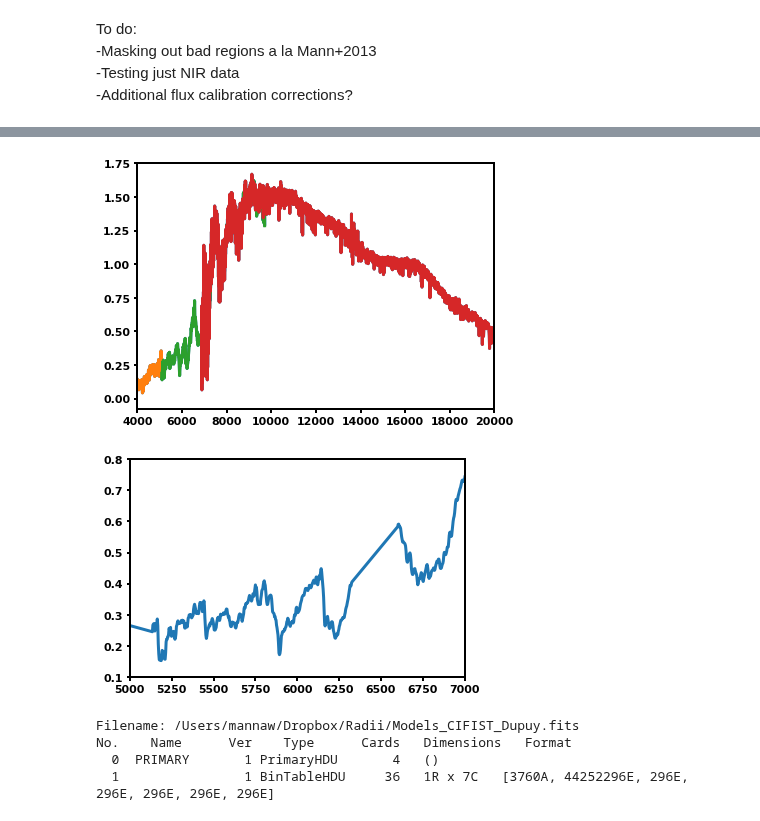
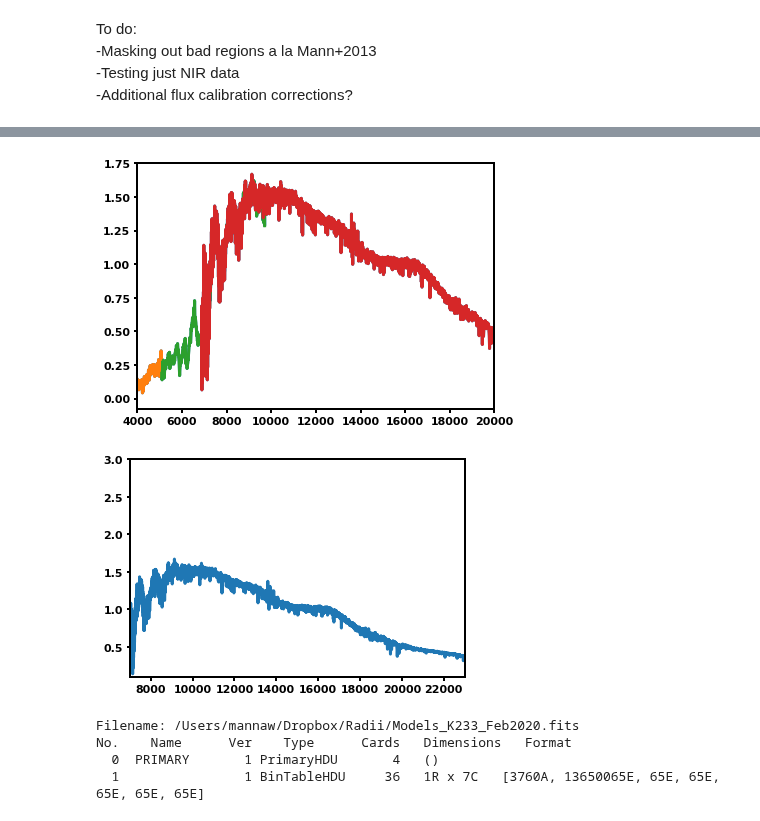
Before and after one commit to awmann/K233Spots, a Jupyter notebook: multi_spec_fit.ipynb, the cells around one changed output, grey strips where cells are left out. Saved outputs shown, nothing was run; the diff lists cells and outputs as text; code cells hidden in the pictures.

```diff
--- a/multi_spec_fit.ipynb
+++ b/multi_spec_fit.ipynb
@@ -57,8 +54,9 @@ plt.rcParams['font.weight'] = 'semibold'
 plt.rcParams['axes.titleweight']='semibold'
 plt.rcParams['axes.titlesize']=9
 # %%
-num = 2
+num = 5
 mask_optical = True
+nir_only = True
 whoami = 'mannaw'
 # %%
 ## read in data
@@ -67,57 +65,58 @@ obswav,obsspec,obserr,obstype = np.loadtxt('rawspec.txt',unpack=True,skiprows=1)
 plt.plot(obswav,obsspec)
 l1 = np.where(obstype == 1)
 plt.plot(obswav[l1],obsspec[l1])
 l2 = np.where(obstype == 2)
 plt.plot(obswav[l2],obsspec[l2])
 l3 = np.where(obstype == 3)
 plt.plot(obswav[l3],obsspec[l3])
 plt.xlim(4000,20000)
 plt.tight_layout()
 plt.show()
 
 ## this trims the bad region of the SpeX data (noisy)
 l4 = np.where((obswav > 4000) & (obswav<24000) & ((obswav > 8000)|(obstype<3)) & (obsspec > 0))
 opticalspec = obsspec[l4]
 opticalwav = obswav[l4]
 opticalerr = obserr[l4]
 l5 = np.where((obswav > 4000) & (obswav<23500) & (obsspec/obserr > 10))
 if mask_optical: ## if we want to cut the annoying region around 6300-6600
-    l5 = np.where((obswav > 4000) & (obswav<23500) & (obsspec/obserr > 15) & ((obswav > 6600)|(obswav<6330)))
-#
+    l5 = np.where((obswav > 4000) & (obswav<23500) & (obsspec/obserr > 15) & ((obswav > 6600)|(obswav<6350)) & ((obswav > 6153)|(obswav<6056)) & ((obswav > 7020)|(obswav<6915)) & ((obswav > 7580)|(obswav<7700))   )
+if nir_only:
+    l5 = np.where((obstype == 3)&(obswav<23500))
 ## uncomment this when you want to run the fit without that nasty region in the optical
 
 obsspec_cut = np.array(obsspec[l5])
 obswav_cut = np.array(obswav[l5])
 obserr_cut = np.array(obserr[l5])
 obstype_cut = np.array(obstype[l5])
 
 plt.plot(obswav_cut,obsspec_cut)
 plt.tight_layout
-plt.xlim(5000,7000)
-plt.ylim(0.1,0.8)
+plt.xlim(7000,23000)
+plt.ylim(0.1,3)
 plt.show()
 # %% [output]
 [figure]
-[figure, old version]
+[figure, new version]
 # %%
 modelpath = '/Users/'+whoami+'/Dropbox/Radii/Models_CIFIST_Dupuy.fits'
+modelpath = '/Users/'+whoami+'/Dropbox/Radii/Models_K233_Feb2020.fits'
 hdul = fits.open(modelpath)
 hdul.info()
 hdr = hdul[1].header
 data = hdul[1].data
 
 ## trim the models to just solar metallicity and log(g) = 4.5
-teff = np.squeeze(data['teff'])
-logg = np.squeeze(data['logg'])
-afe = np.squeeze(data['a_fe'])
-mh = np.squeeze(data['metal'])
-spectra = np.squeeze(data['spectrum'])
-loc = np.where((logg == 4.5) & (mh == 0) & (teff > 500) & (afe == 0))
-modelteff = teff[loc]
-modelspectra = np.squeeze(spectra[:,loc])
-lambda0 = 1000
-nlambda = 149501
-dlambda = 2
+lambda0 = 4000
+nlambda = 210001
+dlambda = 0.1
+modelwave = np.linspace(lambda0,lambda0+nlambda*dlambda,num=nlambda)
+modelteff = np.squeeze(data['teff'])
+modellogg = np.squeeze(data['logg'])
+modelafe = np.squeeze(data['a_fe'])
+modelmh = np.squeeze(data['metal'])
+modelspectra = np.squeeze(data['spectrum'])
+
 modelwave = np.linspace(lambda0,lambda0+nlambda*dlambda,num=nlambda)
 ll = np.where((modelwave > 3000) & (modelwave < 53000))
 modelspectra = np.squeeze(modelspectra[ll,:])
@@ -138,10 +137,10 @@ for i in range(0,np.size(modelteff)):
 modelwave = newlambda
 modelspectra = newmodel
 # %% [output]
-Filename: /Users/mannaw/Dropbox/Radii/Models_CIFIST_Dupuy.fits
+Filename: /Users/mannaw/Dropbox/Radii/Models_K233_Feb2020.fits
 No.    Name      Ver    Type      Cards   Dimensions   Format
   0  PRIMARY       1 PrimaryHDU       4   ()
-  1                1 BinTableHDU     36   1R x 7C   [3760A, 44252296E, 296E, 296E, 296E, 296E, 296E]
+  1                1 BinTableHDU     36   1R x 7C   [3760A, 13650065E, 65E, 65E, 65E, 65E, 65E]
 # %%
 def getspec(teffs,spectra, inteff): ##  for now other parameters are fixed
     loc = np.where(teffs == inteff)
```
Also changed, not shown: parts of 14 cells of this notebook, 2 other files.
